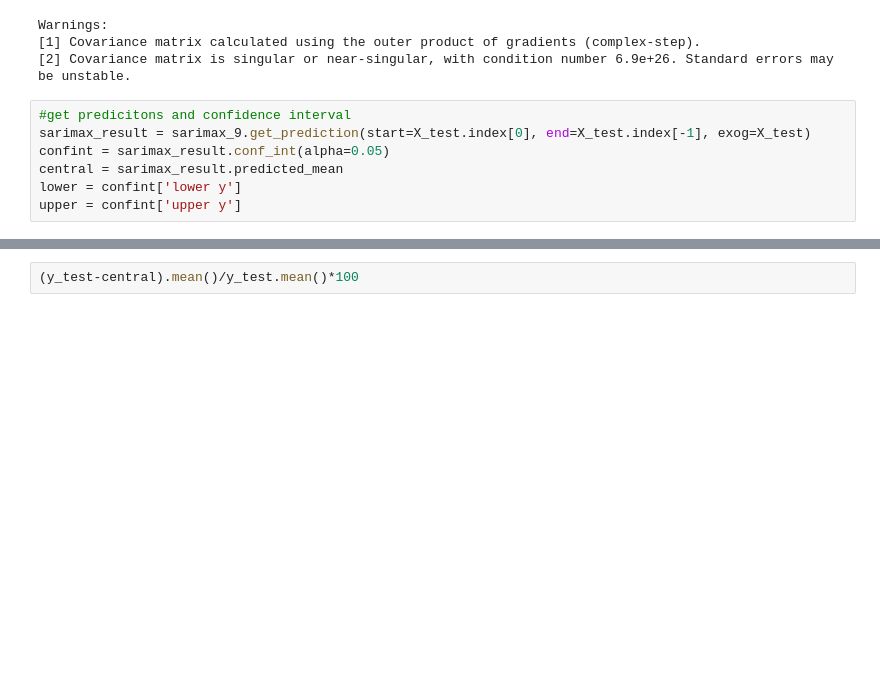
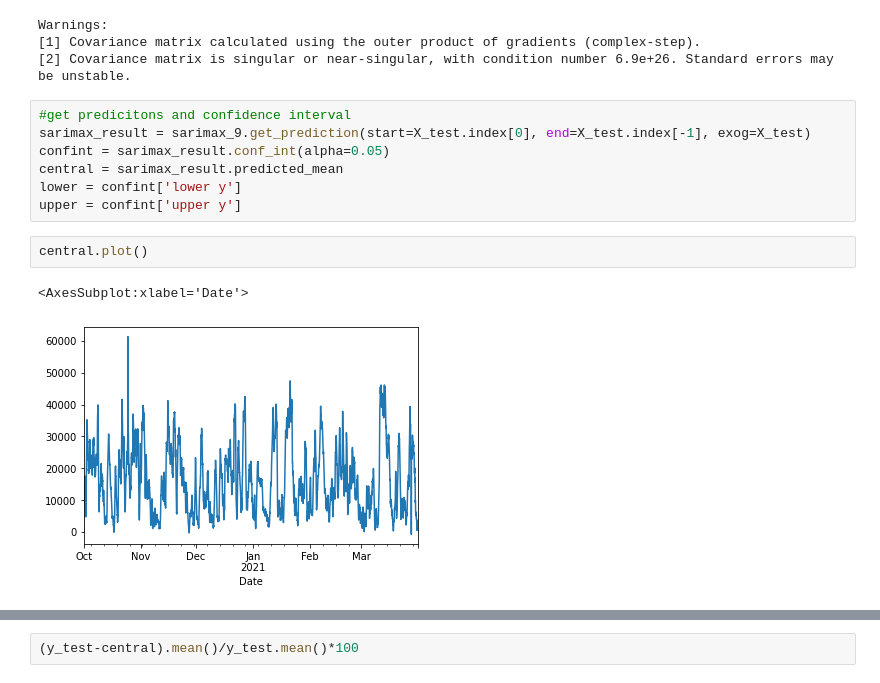
Before and after one commit to HaukeFock/predict_energy_generation, a Jupyter notebook: notebooks/rodrigo_sarimax.ipynb, the cells around one changed output, grey strips where cells are left out. Drawn from its saved outputs; the diff is of its cells as text; blank space fills up the shorter version.

```diff
--- a/notebooks/rodrigo_sarimax.ipynb
+++ b/notebooks/rodrigo_sarimax.ipynb
@@ -1178,3 +1178,8 @@ confint = sarimax_result.conf_int(alpha=0.05)
 central = sarimax_result.predicted_mean
 lower = confint['lower y']
 upper = confint['upper y']
+# %%
+central.plot()
+# %% [output]
+<AxesSubplot:xlabel='Date'>
+[figure, added]
```
Also changed, not shown: parts of 2 cells of this notebook, 4 other files.
